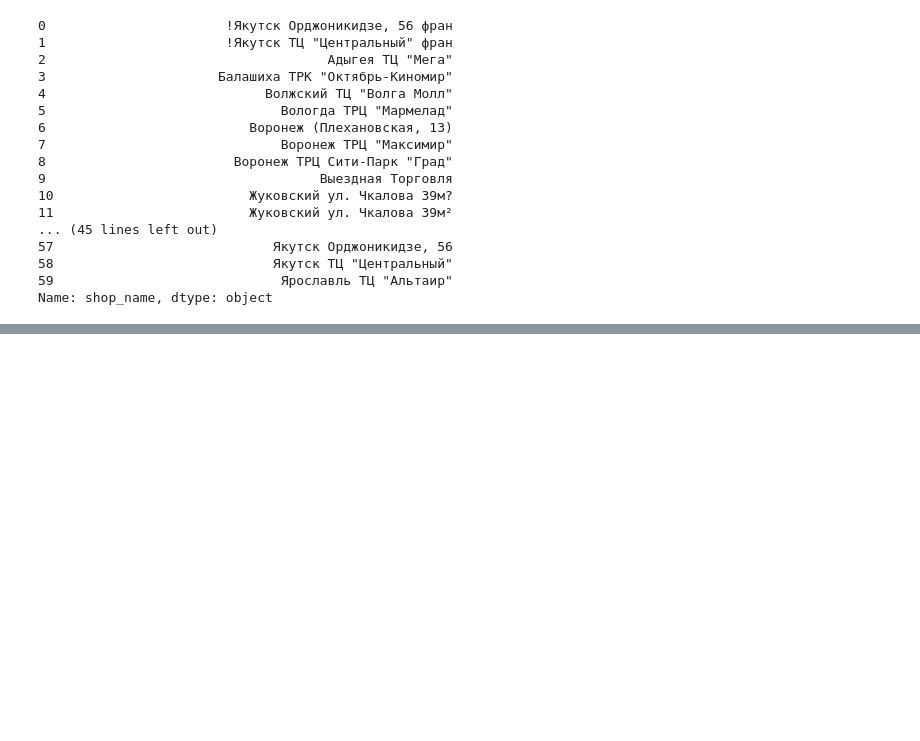
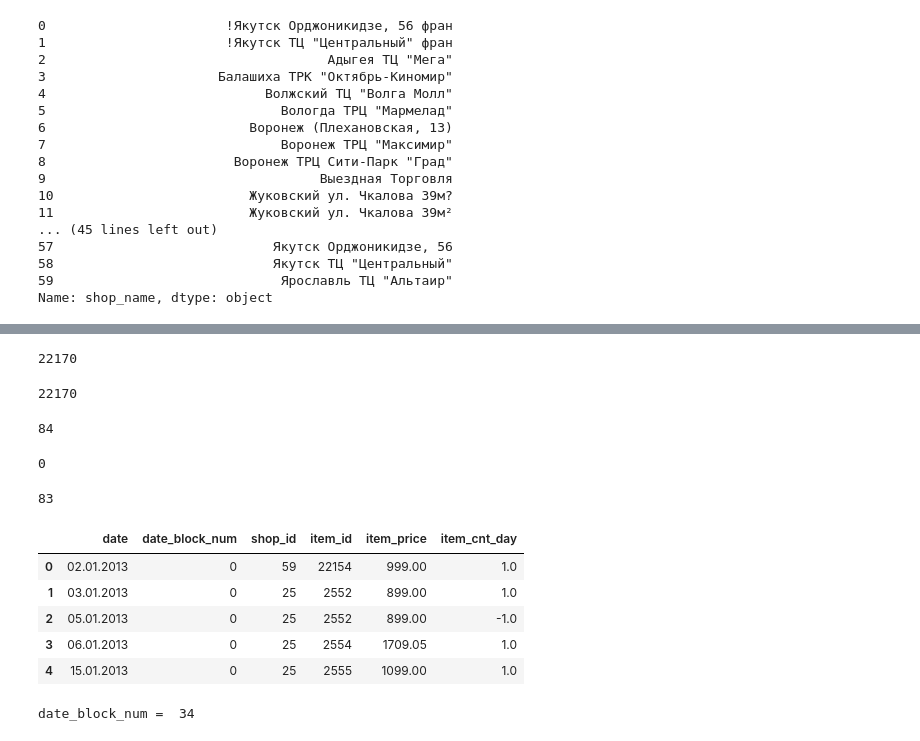
Before and after one commit to kamleshiitbhu/competition, a Jupyter notebook: competitive-data-science-predict-future-sales/predict-future-sales.ipynb, the cells around one changed output, grey strips where cells are left out. Drawn from its saved outputs; the diff is of its cells as text; code cells hidden in the pictures; blank space fills up the shorter version.

```diff
--- a/competitive-data-science-predict-future-sales/predict-future-sales.ipynb
+++ b/competitive-data-science-predict-future-sales/predict-future-sales.ipynb
@@ -58,0 +63,4 @@ Name: shop_name, dtype: object
+# %%
+sales[sales.shop_id==57] = 0
+sales[sales.shop_id==58] = 1
+sales[sales.shop_id==11] = 10
@@ -58,0 +124,14 @@ Name: shop_name, dtype: object
+# %%
+item.item_name.nunique()
+item.item_id.nunique()
+item.item_category_id.nunique()
+# %% [output]
+22170
+22170
+84
+# %%
+item.item_category_id.min()
+item.item_category_id.max()
+# %% [output]
+0
+83
@@ -58,0 +140,13 @@ Name: shop_name, dtype: object
+# %%
+sales.head()
+# %% [output]
+|  | date | date_block_num | shop_id | item_id | item_price | item_cnt_day |
+| 0 | 02.01.2013 | 0 | 59 | 22154 | 999.00 | 1.0 |
+| 1 | 03.01.2013 | 0 | 25 | 2552 | 899.00 | 1.0 |
+| 2 | 05.01.2013 | 0 | 25 | 2552 | 899.00 | -1.0 |
+| 3 | 06.01.2013 | 0 | 25 | 2554 | 1709.05 | 1.0 |
+| 4 | 15.01.2013 | 0 | 25 | 2555 | 1099.00 | 1.0 |
+# %%
+print("date_block_num = ",sales.date_block_num.nunique())
+# %% [output]
+date_block_num =  34
```
Also changed, not shown: parts of 24 cells of this notebook, 1 other file.
